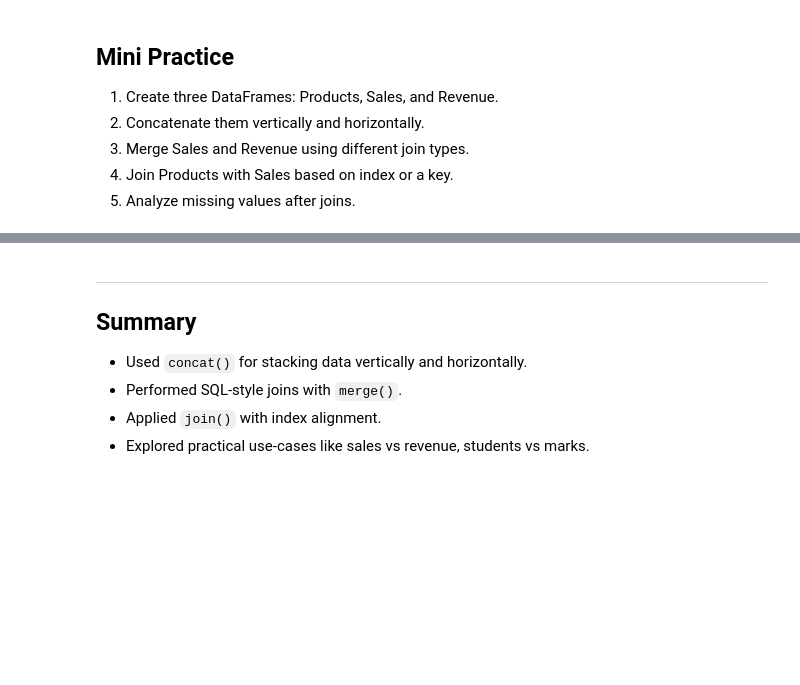
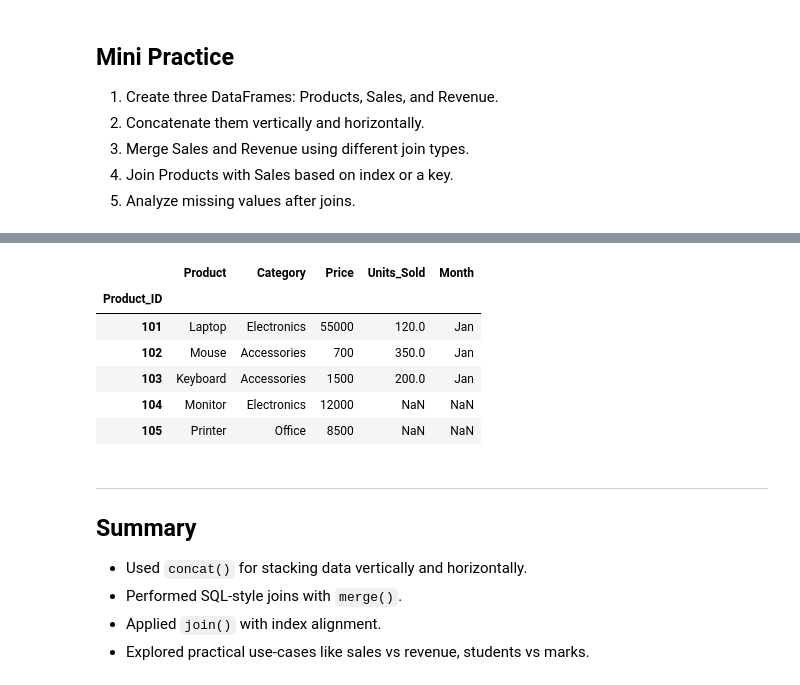
Before and after one commit to DhruvPanchal0312/Data-Science-and-Analysis-With-GenAI, a Jupyter notebook: PANDAS/SHERIYANS Pandas/Pandas_class7.ipynb, the cells around one changed output, grey strips where cells are left out. Cells and saved outputs as stored; diff of their text form; code cells hidden in the pictures; blank space fills up the shorter version.

```diff
--- a/PANDAS/SHERIYANS Pandas/Pandas_class7.ipynb
+++ b/PANDAS/SHERIYANS Pandas/Pandas_class7.ipynb
@@ -175,0 +289,13 @@ pd.merge(df4, df1, on="Product_ID",how="outer") #it inlcludes the whole both tab
+# %%
+# 4. Join Products with Sales based on index or a key
+# Write your code here
+
+products.set_index("Product_ID").join(sales.set_index("Product_ID"),how="left")
+# %% [output]
+|  | Product | Category | Price | Units_Sold | Month |
+| Product_ID |  |  |  |  |  |
+| 101 | Laptop | Electronics | 55000 | 120.0 | Jan |
+| 102 | Mouse | Accessories | 700 | 350.0 | Jan |
+| 103 | Keyboard | Accessories | 1500 | 200.0 | Jan |
+| 104 | Monitor | Electronics | 12000 | NaN | NaN |
+| 105 | Printer | Office | 8500 | NaN | NaN |
```
Also changed, not shown: parts of 10 cells of this notebook.
